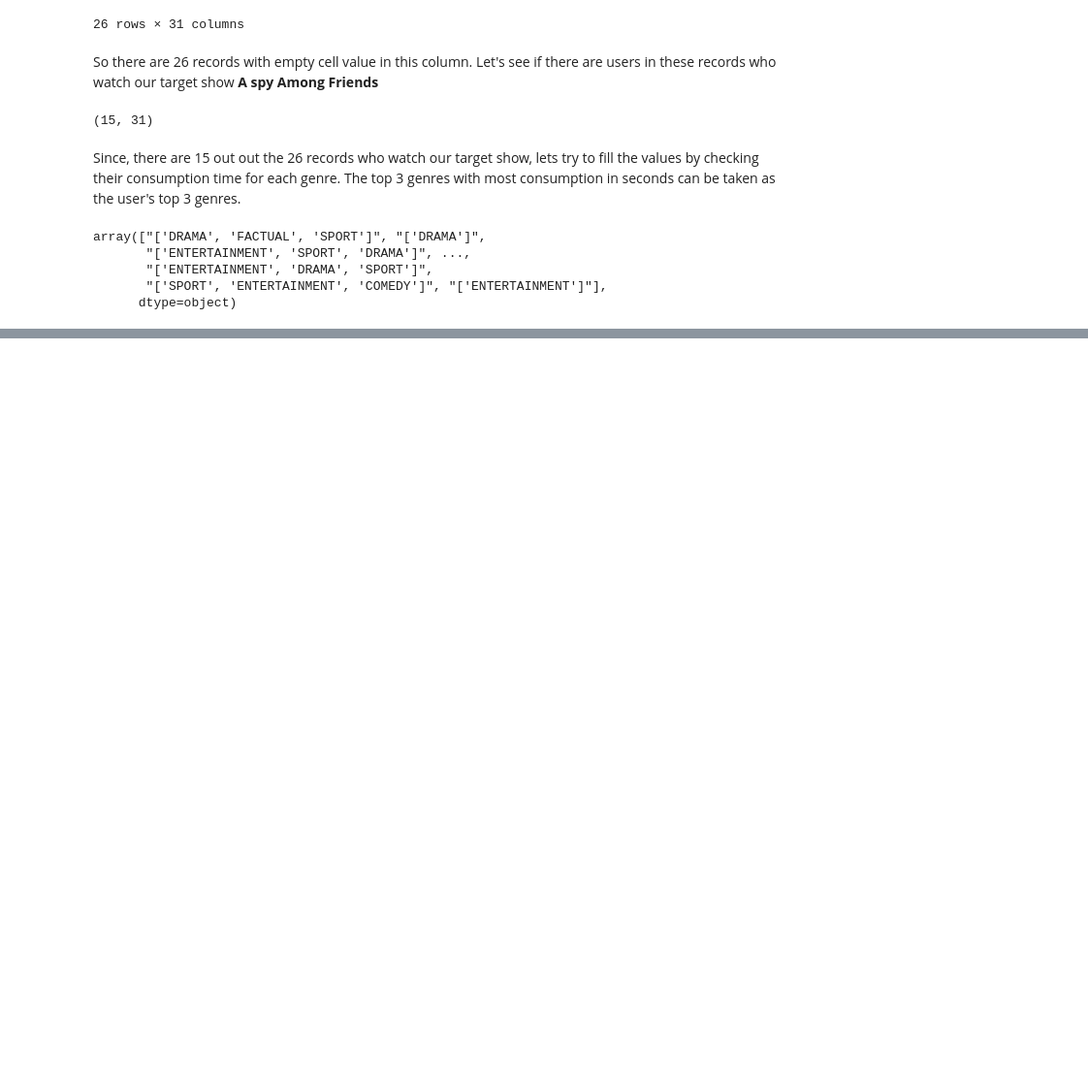
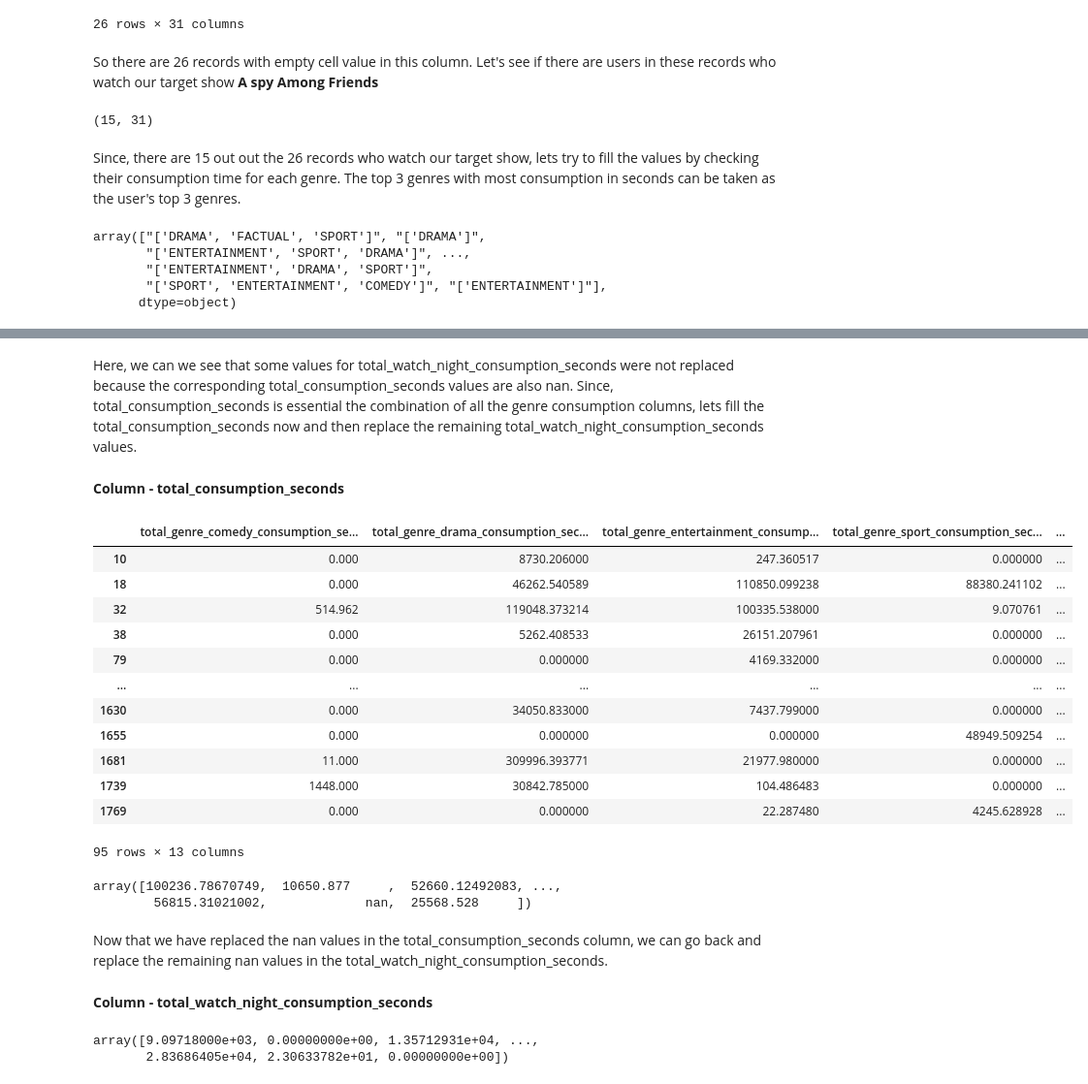
Before and after one commit to supmathews/ITV-live-online-career-challenge, a Jupyter notebook: itv_challenge_solution.ipynb, the cells around one changed output, grey strips where cells are left out. Shown at 97% size. Drawn from its saved outputs; the diff is of its cells as text; code cells hidden in the pictures; blank space fills up the shorter version.

```diff
--- a/itv_challenge_solution.ipynb
+++ b/itv_challenge_solution.ipynb
@@ -272,0 +319,18 @@ corr.style.background_gradient(cmap='coolwarm')
+# %%
+# function to replace the nan values with the remaining seconds from the total_consumption_seconds colum in the total_watch_night_consumption_seconds
+def total_watch_night_fillna(i):
+
+    # get the total consumption seconds for a particular record at position i
+    row = df_user_data_copy.iloc[i][cols]
+    total_watch_night_consumption_seconds = row['total_consumption_seconds'] - (row['total_watch_morning_consumption_seconds'] + row['total_watch_afternoon_consumption_seconds'] + row['total_watch_dinner_consumption_seconds'])
+
+    return total_watch_night_consumption_seconds
+# %%
+# iterate through the series values and replace the nan values with the remaining seconds for the night from the total_consumption_seconds column
+for i, item in enumerate(consumption_col_list):
+    if math.isnan(item):
+        consumption_col_list[i] = total_watch_night_fillna(i)
+consumption_col_list = consumption_col_list.tolist()
+# %%
+# update the series with replaced values
+df_user_data_copy['total_watch_night_consumption_seconds'] = consumption_col_list
@@ -272,0 +352,28 @@ corr.style.background_gradient(cmap='coolwarm')
+# %% [markdown]
+Here, we can we see that some values for total_watch_night_consumption_seconds were not replaced because the corresponding total_consumption_seconds values are also nan.
+Since, total_consumption_seconds is essential the combination of all the genre consumption columns, lets fill the total_consumption_seconds now and then replace the remaining total_watch_night_consumption_seconds values.
+# %% [markdown]
+**Column - total_consumption_seconds**
+# %%
+# get the records with nan values in total_consumption_seconds
+df_user_data_copy[df_user_data_copy['total_consumption_seconds'].isnull()][cols]
+# %% [output]
+|  | total_genre_comedy_consumption_se... | total_genre_drama_consumption_sec... | total_genre_entertainment_consump... | total_genre_sport_consumption_sec... | ... |
+| 10 | 0.000 | 8730.206000 | 247.360517 | 0.000000 | ... |
+| 18 | 0.000 | 46262.540589 | 110850.099238 | 88380.241102 | ... |
+| 32 | 514.962 | 119048.373214 | 100335.538000 | 9.070761 | ... |
+| 38 | 0.000 | 5262.408533 | 26151.207961 | 0.000000 | ... |
+| 79 | 0.000 | 0.000000 | 4169.332000 | 0.000000 | ... |
+| ... | ... | ... | ... | ... | ... |
+| 1630 | 0.000 | 34050.833000 | 7437.799000 | 0.000000 | ... |
+| 1655 | 0.000 | 0.000000 | 0.000000 | 48949.509254 | ... |
+| 1681 | 11.000 | 309996.393771 | 21977.980000 | 0.000000 | ... |
+| 1739 | 1448.000 | 30842.785000 | 104.486483 | 0.000000 | ... |
+| 1769 | 0.000 | 0.000000 | 22.287480 | 4245.628928 | ... |
+95 rows × 13 columns
+# %%
+consumption_col_list = df_user_data_copy['total_consumption_seconds'].values
+consumption_col_list
+# %% [output]
+array([100236.78670749,  10650.877     ,  52660.12492083, ...,
+        56815.31021002,             nan,  25568.528     ])
@@ -272,0 +397,11 @@ corr.style.background_gradient(cmap='coolwarm')
+# %% [markdown]
+Now that we have replaced the nan values in the total_consumption_seconds column, we can go back and replace the remaining nan values in the total_watch_night_consumption_seconds.
+# %% [markdown]
+**Column - total_watch_night_consumption_seconds**
+# %%
+# get the series values in array
+consumption_col_list = df_user_data_copy['total_watch_night_consumption_seconds'].values
+consumption_col_list
+# %% [output]
+array([9.09718000e+03, 0.00000000e+00, 1.35712931e+04, ...,
+       2.83686405e+04, 2.30633782e+01, 0.00000000e+00])
```
Also changed, not shown: parts of 25 cells of this notebook.
